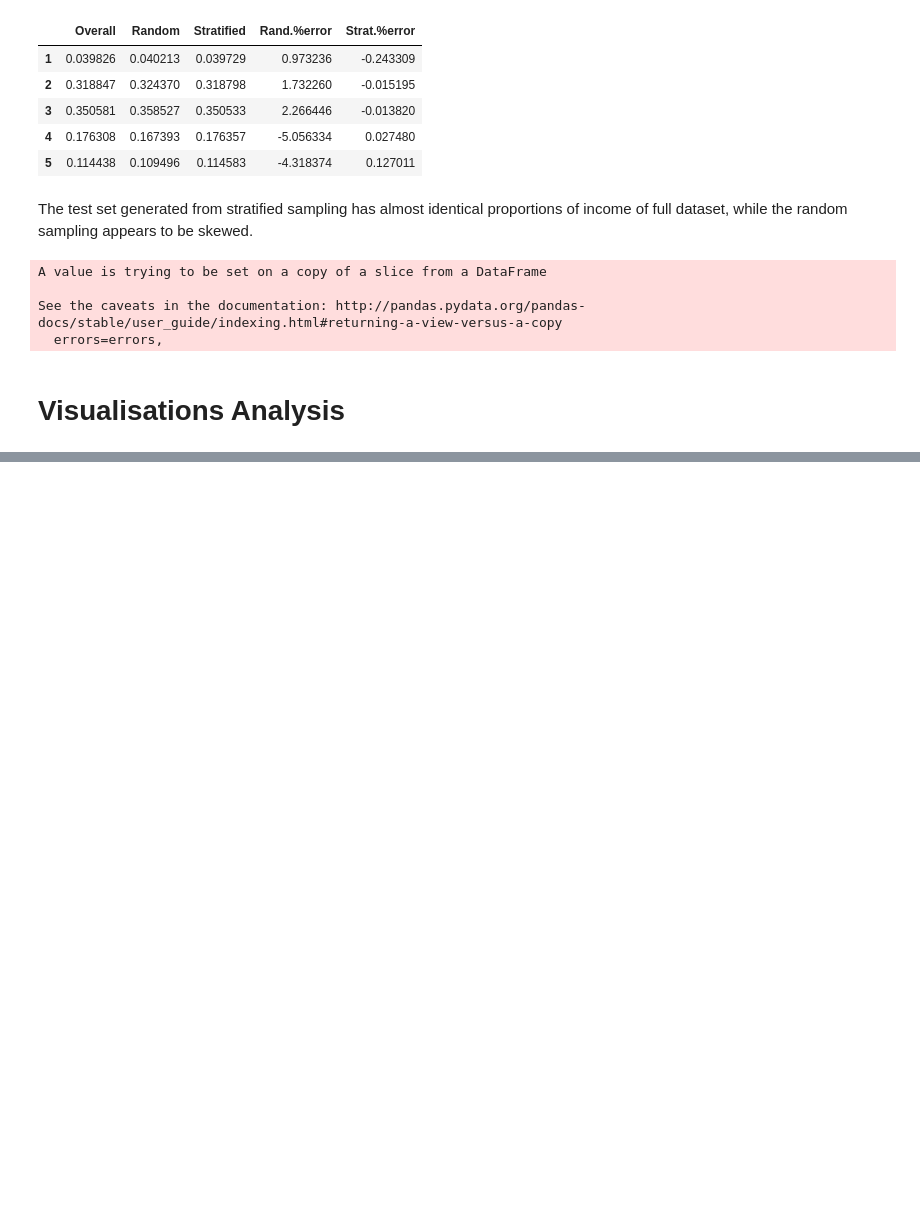
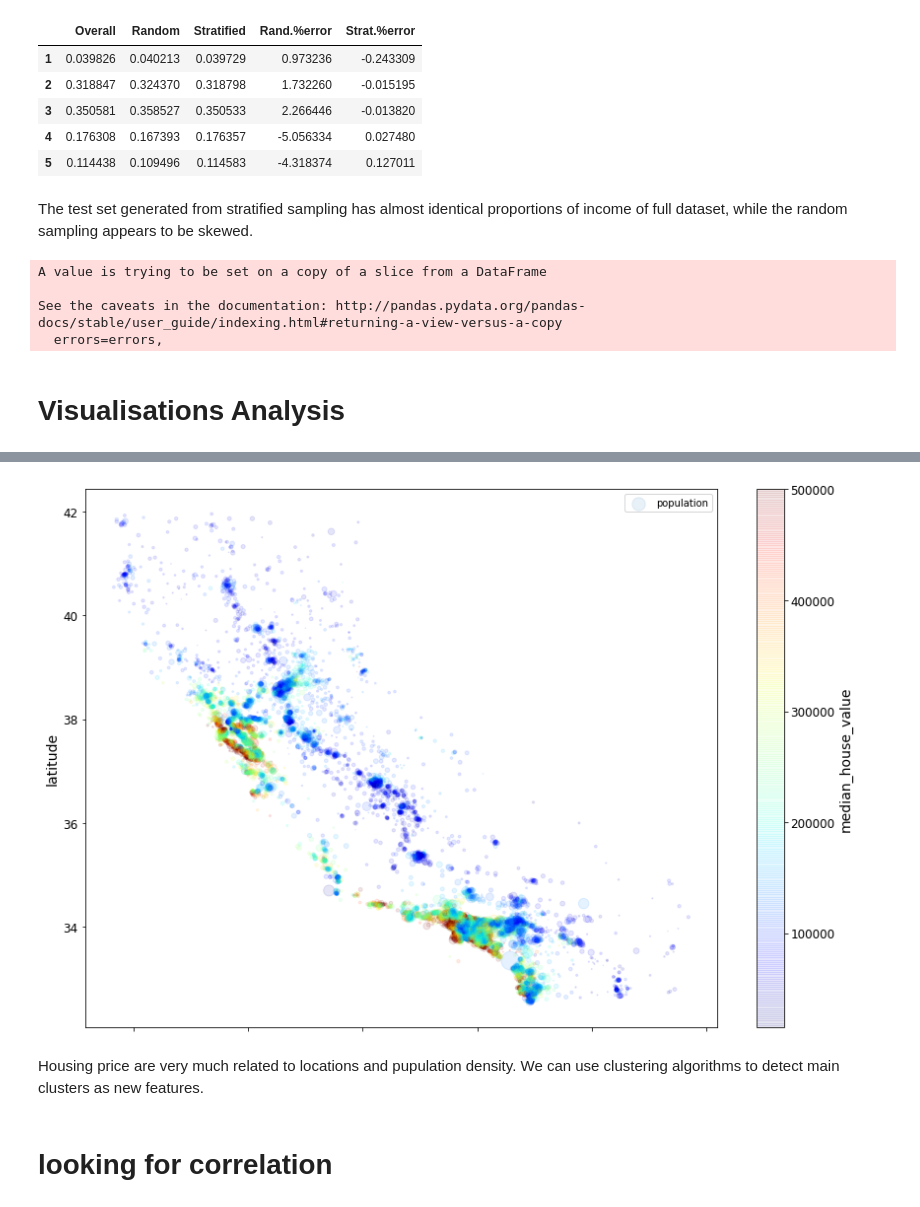
Before and after one commit to AilingLiu/property_price_prediction, a Jupyter notebook: housing_price_predict.ipynb, the cells around one changed output, grey strips where cells are left out. Drawn from its saved outputs; the diff is of its cells as text; code cells hidden in the pictures; blank space fills up the shorter version.

```diff
--- a/housing_price_predict.ipynb
+++ b/housing_price_predict.ipynb
@@ -194,0 +220,11 @@ See the caveats in the documentation: http://pandas.pydata.org/pandas-docs/stabl
+# %%
+# let's add more parameters, radius of circle represent population, color heatmap low to high represent price
+houses.plot(kind='scatter', alpha=0.1, x='longitude', y='latitude', s=houses['population']/100, label='population', c='median_house_value', cmap=plt.get_cmap('jet'), colorbar=True, figsize=(12, 8))
+plt.legend()
+save_fig('scatterplot_longitude_latitude')
+# %% [output]
+[figure, added]
+# %% [markdown]
+Housing price are very much related to locations and pupulation density. We can use clustering algorithms to detect main clusters as new features.
+# %% [markdown]
+# looking for correlation
```
Also changed, not shown: parts of 50 cells of this notebook.
